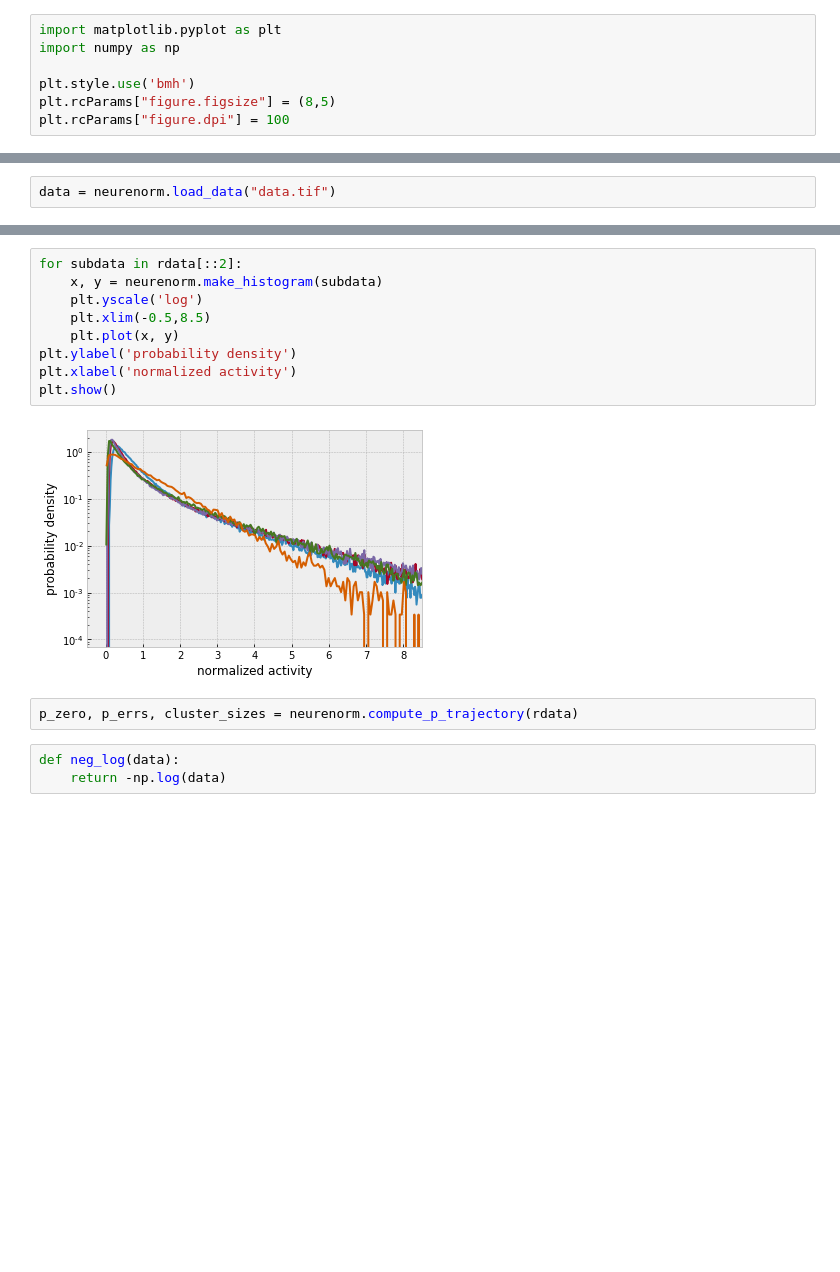
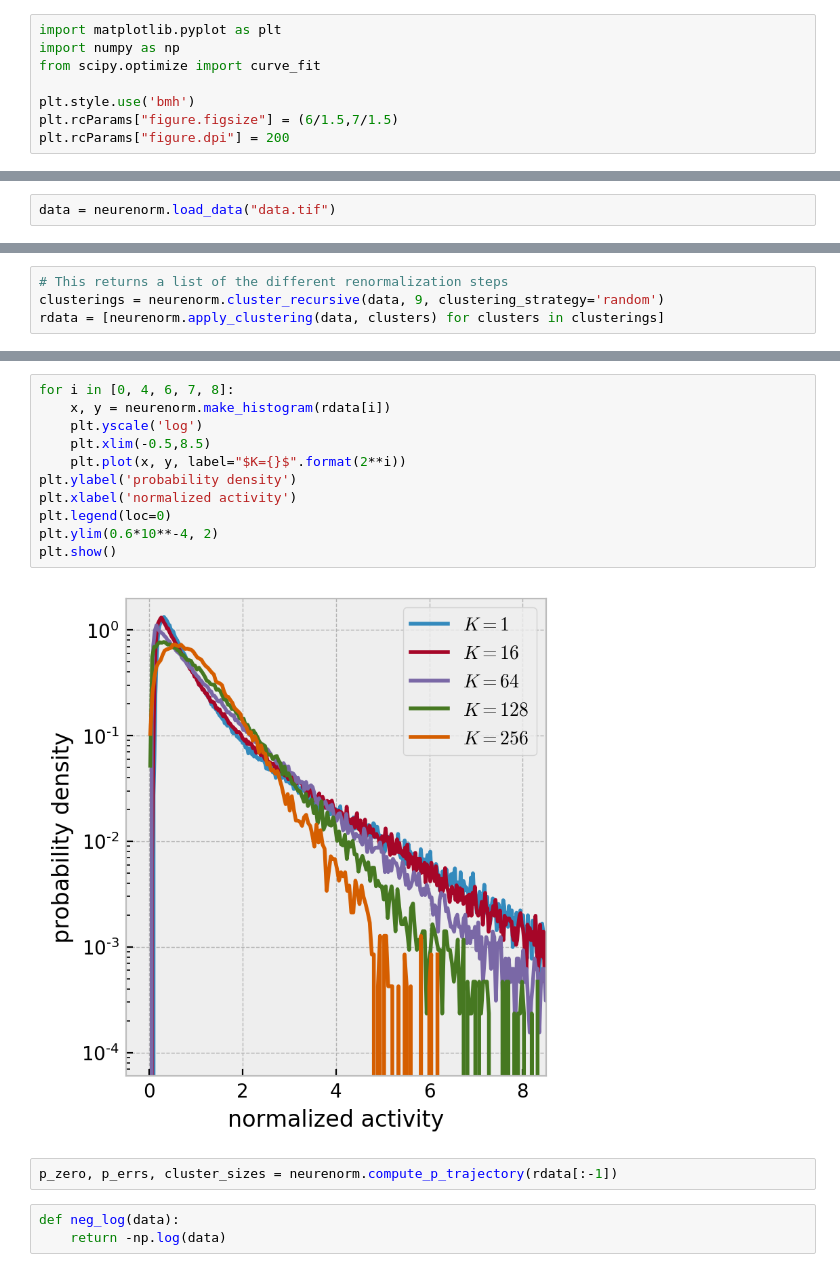
Before and after one commit to manuel-rhdt/neuronal-correlations, a Jupyter notebook: Notebook.ipynb, the cells around one changed output, grey strips where cells are left out. Cells and saved outputs as stored; diff of their text form; blank space fills up the shorter version.

Commit message:
Update everything to support eigenvalue plot

```diff
--- a/Notebook.ipynb
+++ b/Notebook.ipynb
@@ -1,9 +1,10 @@
 # %%
 import matplotlib.pyplot as plt
 import numpy as np
+from scipy.optimize import curve_fit
 
 plt.style.use('bmh')
-plt.rcParams["figure.figsize"] = (8,5)
-plt.rcParams["figure.dpi"] = 100
+plt.rcParams["figure.figsize"] = (6/1.5,7/1.5)
+plt.rcParams["figure.dpi"] = 200
 # %%
 import neurenorm
@@ -20,0 +13,4 @@ rdata = neurenorm.perform_renormalization(data, times = 8)
+# %%
+# This returns a list of the different renormalization steps
+clusterings = neurenorm.cluster_recursive(data, 9, clustering_strategy='random')
+rdata = [neurenorm.apply_clustering(data, clusters) for clusters in clusterings]
@@ -32,16 +55,18 @@ plt.show()
 # %%
-for subdata in rdata[::2]:
-    x, y = neurenorm.make_histogram(subdata)
+for i in [0, 4, 6, 7, 8]:
+    x, y = neurenorm.make_histogram(rdata[i])
     plt.yscale('log')
     plt.xlim(-0.5,8.5)
-    plt.plot(x, y)
+    plt.plot(x, y, label="$K={}$".format(2**i))
 plt.ylabel('probability density')
 plt.xlabel('normalized activity')
+plt.legend(loc=0)
+plt.ylim(0.6*10**-4, 2)
 plt.show()
 # %% [output]
-[figure, old version]
+[figure, new version]
 # %%
-p_zero, p_errs, cluster_sizes = neurenorm.compute_p_trajectory(rdata)
+p_zero, p_errs, cluster_sizes = neurenorm.compute_p_trajectory(rdata[:-1])
 # %%
 def neg_log(data):
     return -np.log(data)
```
Also changed, not shown: parts of 11 cells of this notebook, 15 other files.
